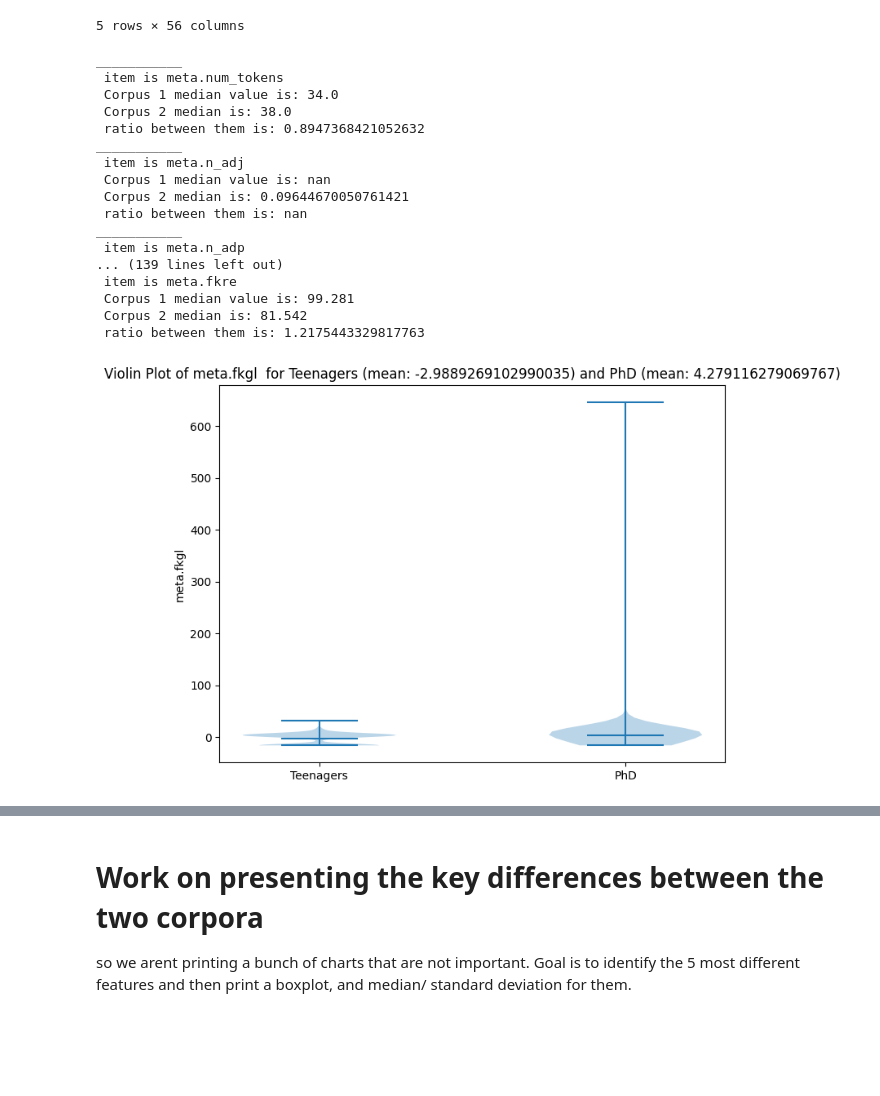
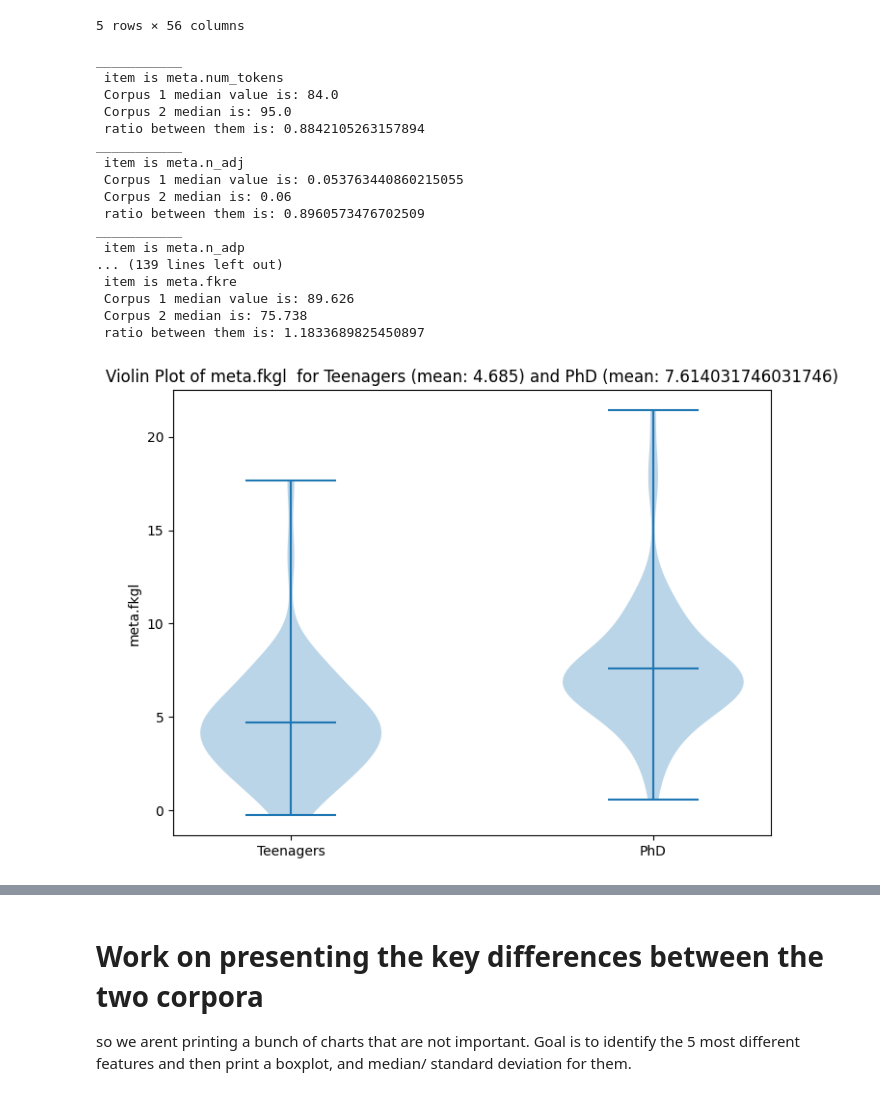
Before and after one commit to maxchamplin/NLP_and_Identity_project1, a Jupyter notebook: analysis.ipynb, the cells around one changed output, grey strips where cells are left out. Drawn from its saved outputs; the diff is of its cells as text; code cells hidden in the pictures; blank space fills up the shorter version.

```diff
--- a/analysis.ipynb
+++ b/analysis.ipynb
@@ -14,9 +14,9 @@ Corpus ready to be analyszed, file loaded correctly
 [nltk_data]   Package punkt_tab is already up-to-date!
 # %%
 
-desiredLength = 300
-teen_corpus = CLF.load_and_filter_corpus("teenagers",desiredLength)
-PhD_corpus = CLF.load_and_filter_corpus("PhD",desiredLength)
+desiredLength = 100
+teen_corpus = CLF.load_corpus("teenagers",desiredLength)
+PhD_corpus = CLF.load_corpus("PhD",desiredLength)
 
 CLF.features_to_csv(teen_corpus,'Analysis1corpus.csv')
 CLF.features_to_csv(PhD_corpus,'Analysis2corpus.csv')
@@ -40,27 +38,34 @@ teen_corpus.get_utterances_dataframe().head()
 | 1dilm4 | 1367452100 |  | [deleted] | None | 1dilm4 | 0 | None | ... |
 | 1dik0f | 1367450837 | Now this is probably a very uncom... | Friquette | None | 1dik0f | 0 | None | ... |
 5 rows × 56 columns
+# %%
+teen_dataframe = teen_corpus.get_utterances_dataframe()
+
+PhD_dataframe = PhD_corpus.get_utterances_dataframe()
+
+teen_dataframe = teen_dataframe[(teen_dataframe['meta.num_tokens'] > 10) & (teen_dataframe['meta.num_tokens'] < 350)]
+PhD_dataframe = PhD_dataframe[(PhD_dataframe['meta.num_tokens'] > 10) & (PhD_dataframe['meta.num_tokens'] < 350)]
 # %%
-CLF.analyze_differences(corpus1=teen_corpus,corpus2=PhD_corpus)
+CLF.analyze_differences_dataframe(corpus1=teen_dataframe,corpus2=PhD_dataframe)
 # %% [output]
 ___________
  item is meta.num_tokens
- Corpus 1 median value is: 34.0
- Corpus 2 median is: 38.0
- ratio between them is: 0.8947368421052632
+ Corpus 1 median value is: 84.0
+ Corpus 2 median is: 95.0
+ ratio between them is: 0.8842105263157894
 ___________
  item is meta.n_adj
- Corpus 1 median value is: nan
- Corpus 2 median is: 0.09644670050761421
- ratio between them is: nan
+ Corpus 1 median value is: 0.053763440860215055
+ Corpus 2 median is: 0.06
+ ratio between them is: 0.8960573476702509
 ___________
  item is meta.n_adp
 ... (139 lines left out)
  item is meta.fkre
- Corpus 1 median value is: 99.281
- Corpus 2 median is: 81.542
- ratio between them is: 1.2175443329817763
+ Corpus 1 median value is: 89.626
+ Corpus 2 median is: 75.738
+ ratio between them is: 1.1833689825450897
 # %%
-CLF.visualize_differences(corpus1=teen_corpus,corpus2=PhD_corpus,feature='meta.fkgl',corpus1_name='Teenagers',corpus2_name='PhD')
+CLF.visualize_differences_dataframe(corpus1=teen_dataframe,corpus2=PhD_dataframe,feature='meta.fkgl',corpus1_name='Teenagers',corpus2_name='PhD')
 # %% [output]
-[figure, old version]
+[figure, new version]
```
Also changed, not shown: parts of 4 cells of this notebook, 2 other files.
